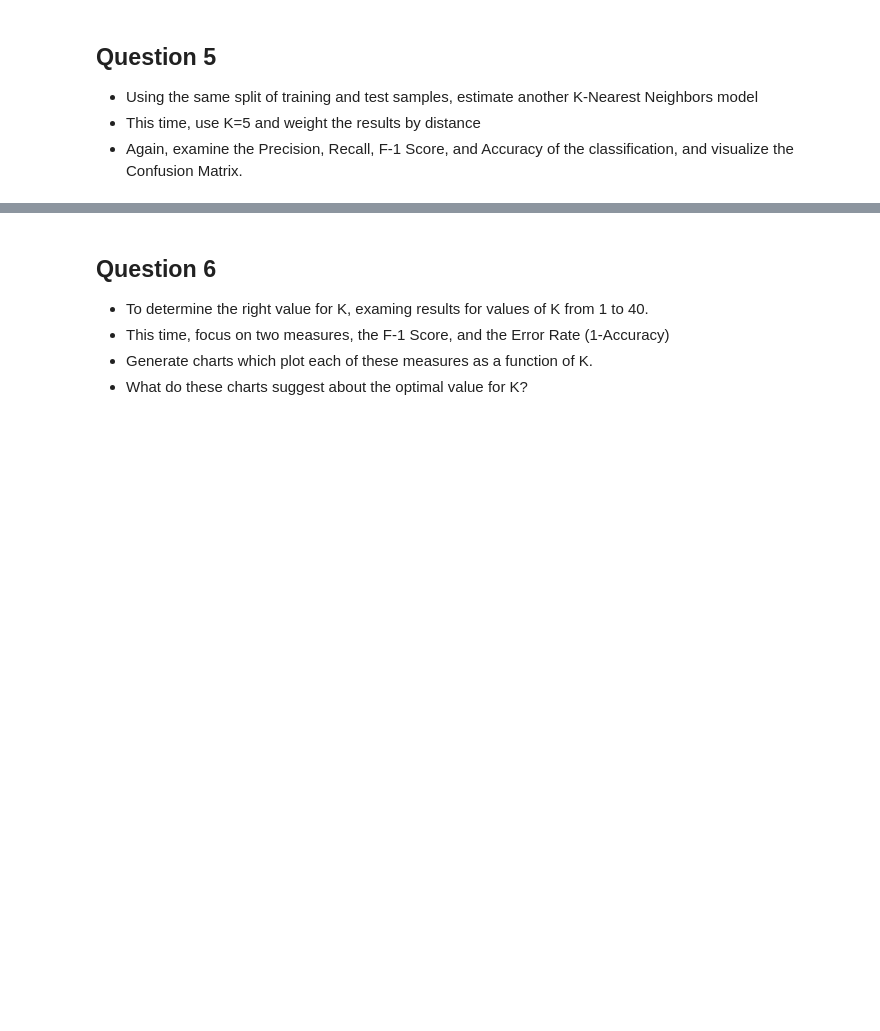
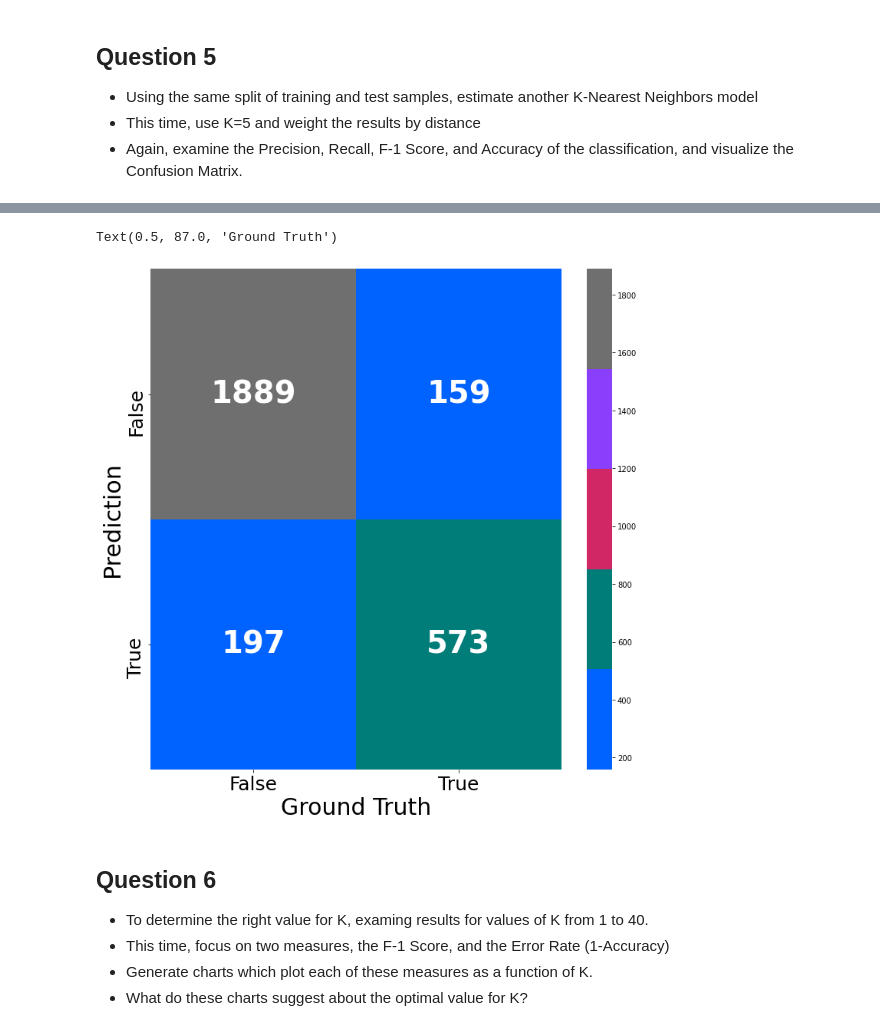
Before and after one commit to HyosikMoon/Coursera, a Jupyter notebook: Machine_Learning/Course3_Supervised_Machine_Learning_Classification/K-Nearest_Neighbor/03b_LAB_KNN.ipynb, the cells around one changed output, grey strips where cells are left out. Saved outputs shown, nothing was run; the diff lists cells and outputs as text; code cells hidden in the pictures; blank space fills up the shorter version.

```diff
--- a/Machine_Learning/Course3_Supervised_Machine_Learning_Classification/K-Nearest_Neighbor/03b_LAB_KNN.ipynb
+++ b/Machine_Learning/Course3_Supervised_Machine_Learning_Classification/K-Nearest_Neighbor/03b_LAB_KNN.ipynb
@@ -188,13 +415,16 @@ print('F1 Score: ', round(f1_score(y_test, y_pred), 2))
 # %%
 # Plot confusion matrix
 _, ax = plt.subplots(figsize=(12,12))
 ax = sns.heatmap(confusion_matrix(y_test, y_pred), annot=True, fmt='d', cmap=colors, annot_kws={"size": 40, "weight": "bold"})
 labels = ['False', 'True']
 ax.set_xticklabels(labels, fontsize=25);
-ax.set_yticklabels(labels[::-1], fontsize=25);
+ax.set_yticklabels(labels, fontsize=25);
 ax.set_ylabel('Prediction', fontsize=30);
 ax.set_xlabel('Ground Truth', fontsize=30)
 ### END SOLUTION
+# %% [output]
+Text(0.5, 87.0, 'Ground Truth')
+[figure, added]
 # %% [markdown]
 ## Question 6
 * To determine the right value for K, examing results for values of K from 1 to 40.
```
Also changed, not shown: parts of 28 cells of this notebook, 4 other files.
